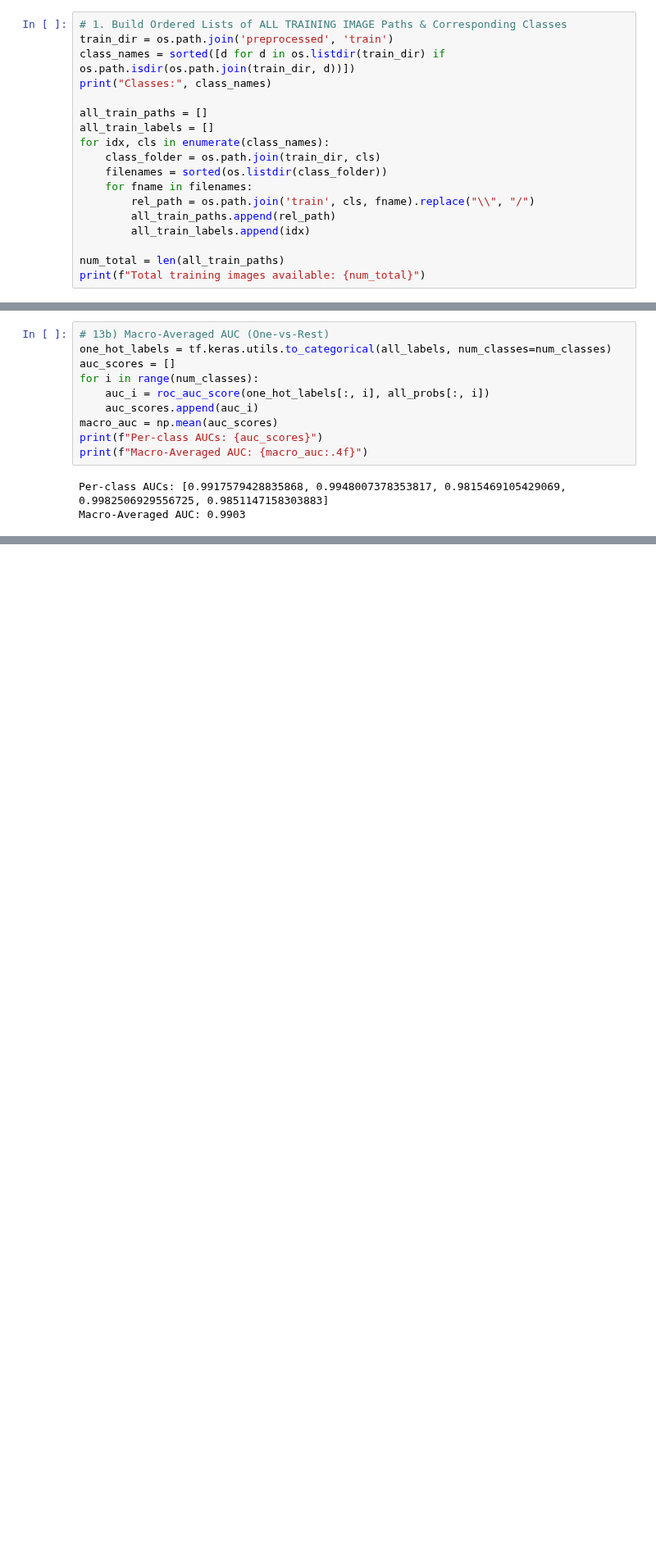
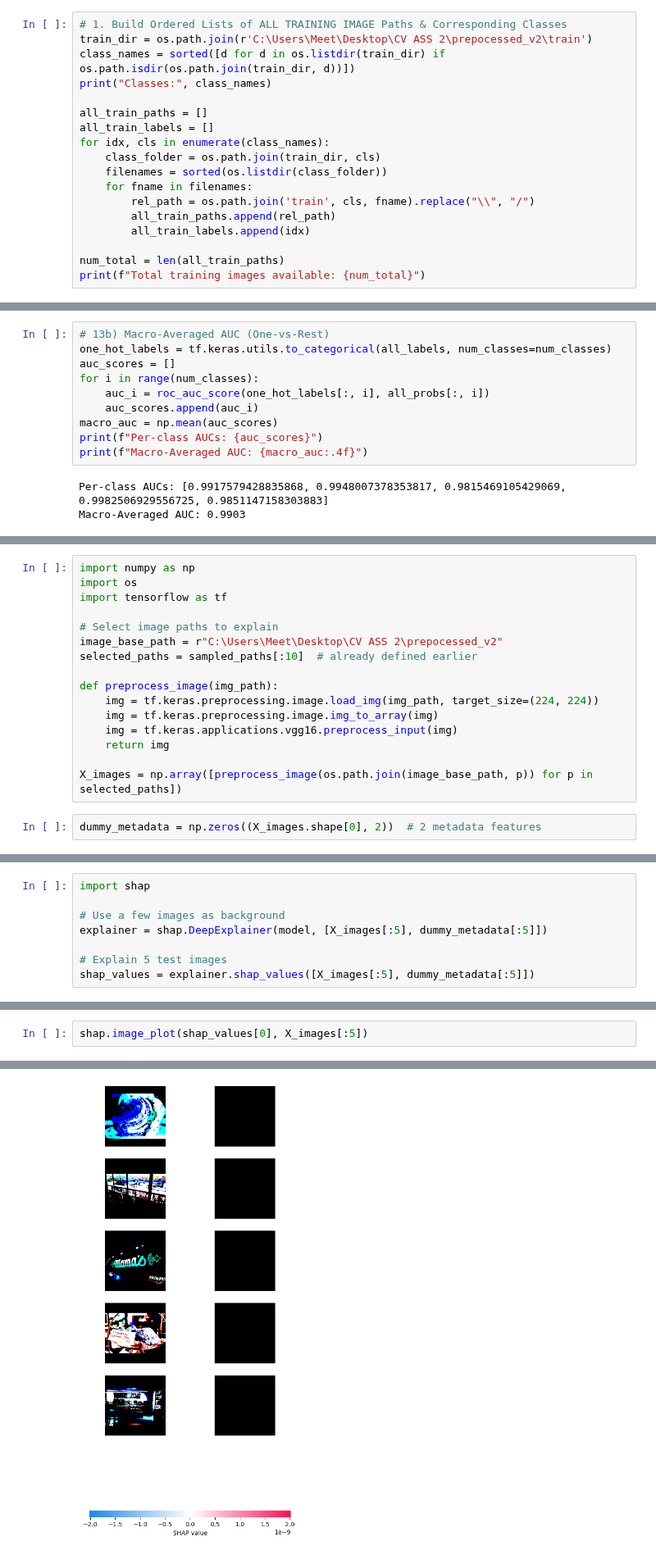
Before and after one commit to LCIT-AISC-T3-S25/Group3, a Jupyter notebook: AISC2008_CV Assignment 1.ipynb, the cells around one changed output, grey strips where cells are left out. Shown at 82% size. Drawn from its saved outputs; the diff is of its cells as text; blank space fills up the shorter version.

```diff
--- a/AISC2008_CV Assignment 1.ipynb
+++ b/AISC2008_CV Assignment 1.ipynb
@@ -727,7 +727,7 @@ import matplotlib.pyplot as plt
 import seaborn as sns
 # %%
 # 1. Build Ordered Lists of ALL TRAINING IMAGE Paths & Corresponding Classes
-train_dir = os.path.join('preprocessed', 'train')
+train_dir = os.path.join(r'C:\Users\Meet\Desktop\CV ASS 2\prepocessed_v2\train')
 class_names = sorted([d for d in os.listdir(train_dir) if os.path.isdir(os.path.join(train_dir, d))])
 print("Classes:", class_names)
 
@@ -1181,0 +1391,18 @@ plt.show()
+# %%
+import numpy as np
+import os
+import tensorflow as tf
+
+# Select image paths to explain
+image_base_path = r"C:\Users\Meet\Desktop\CV ASS 2\prepocessed_v2"
+selected_paths = sampled_paths[:10]  # already defined earlier
+
+def preprocess_image(img_path):
+    img = tf.keras.preprocessing.image.load_img(img_path, target_size=(224, 224))
+    img = tf.keras.preprocessing.image.img_to_array(img)
+    img = tf.keras.applications.vgg16.preprocess_input(img)
+    return img
+
+X_images = np.array([preprocess_image(os.path.join(image_base_path, p)) for p in selected_paths])
+# %%
+dummy_metadata = np.zeros((X_images.shape[0], 2))  # 2 metadata features
@@ -1181,0 +1412,8 @@ plt.show()
+# %%
+import shap
+
+# Use a few images as background
+explainer = shap.DeepExplainer(model, [X_images[:5], dummy_metadata[:5]])
+
+# Explain 5 test images
+shap_values = explainer.shap_values([X_images[:5], dummy_metadata[:5]])
@@ -1181,0 +1424,3 @@ plt.show()
+# %%
+shap.image_plot(shap_values[0], X_images[:5])
+# %% [output]
@@ -1181,0 +1437 @@ plt.show()
+[figure, added]
```
Also changed, not shown: parts of 12 cells of this notebook.
